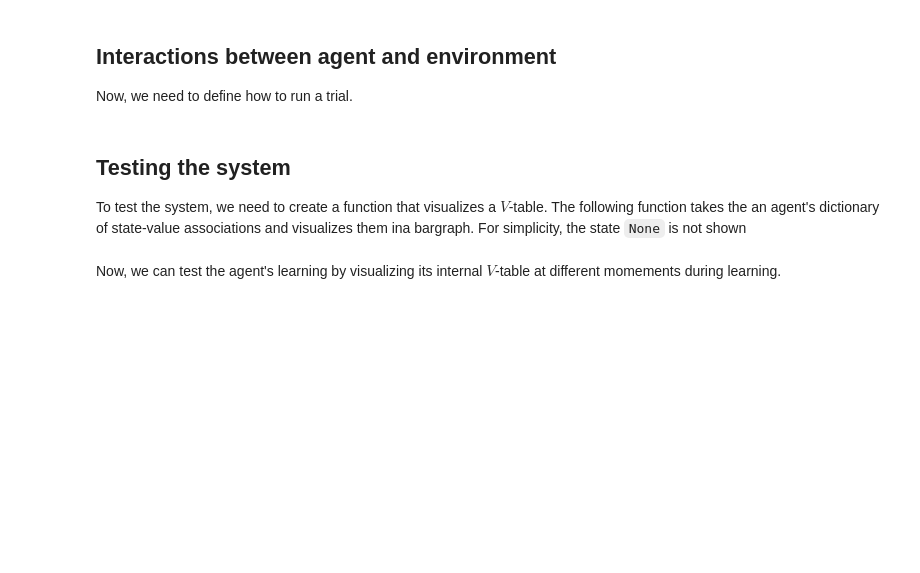
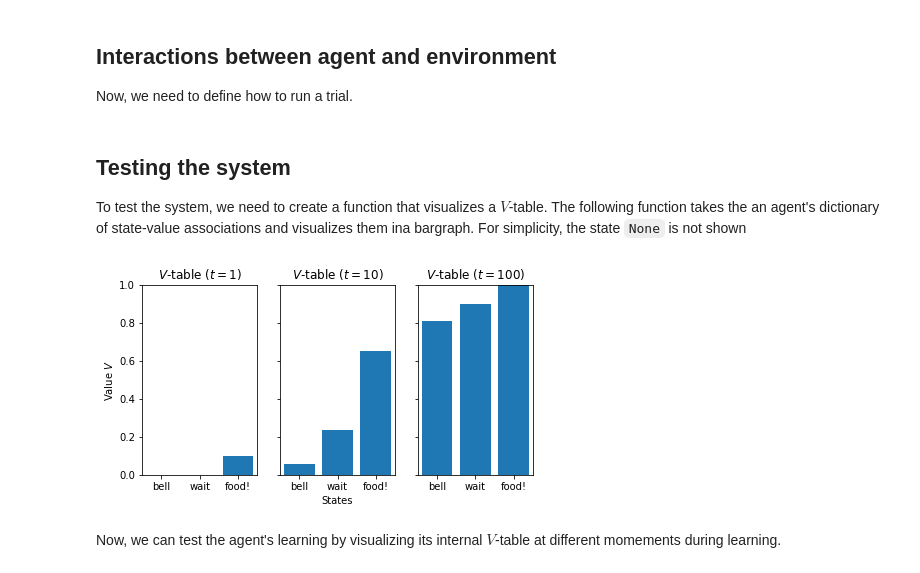
Before and after one commit to TheRealDrDre/CompCogNeuro, a Jupyter notebook: RL/RL1_agents.ipynb, the cells around one changed output. Cells and saved outputs as stored; diff of their text form; code cells hidden in the pictures; blank space fills up the shorter version.

```diff
--- a/RL/RL1_agents.ipynb
+++ b/RL/RL1_agents.ipynb
@@ -120,7 +134,10 @@ def rl_loop(environment, agent):
     "The interaction cycle between an agent and its environment"
     while environment.state is not None:
         state = environment.state
-        reward = environment.REWARD_TRANSITIONS[state]
+        if state.startswith("start"):
+            reward = 0
+        else:
+            reward = environment.REWARD_TRANSITIONS[state]
 
         # This is the moment in which we learn!
         transition = environment.transition()
@@ -134,7 +151,7 @@ def rl_loop(environment, agent):
 def run_trials(environment, agent, n):
     "Run multiple simulations within an environment"
     for j in range(n):
-        environment.state = "cue"
+        environment.state = "start%d" % (random.randint(0, 1000))
         rl_loop(environment, agent)
 # %% [markdown]
 ## Testing the system
@@ -149,9 +166,46 @@ def plot_v_table(Vtable, axes, title="V table"):
 
     axes.axis([-0.5, 2.5, 0, 1.0])
     axes.set_xticks([0, 1, 2])
-    axes.set_xticklabels(states)
+    axes.set_xticklabels(["bell", "wait", "food!"])
     axes.bar([0, 1, 2], values)
     axes.set_title(title)
+
+def plot_rpes(rpes, axes, title="V table"):
+    """Visualizes the V-table"""
+    states = ["cue", "wait", "juice"]
+    values = [rpes[x] for x in states]
+
+    axes.axis([-0.5, 2.5, 0, 1.0])
+    axes.set_xticks([0, 1, 2])
+    axes.set_xticklabels(["cue", "wait", "juice"])
+    axes.bar([0, 1, 2], values)
+    axes.set_title(title)
+# %%
+states = ["cue", "wait", "juice", None]
+
+a = TDAgent()
+e = Environment()
+
+fig, axs = plt.subplots(1,3, figsize=(7,3.5), sharey=True)
+
+for ax in axs.flat:
+    ax.label_outer()
+
+axs[0].set_ylabel(r"Value $V$")
+axs[1].set_xlabel("States")
+
+run_trials(e, a, 1)
+plot_v_table(a.V, axs[0], r"$V$-table ($t=1$)")
+
+run_trials(e, a, 9)
+plot_v_table(a.V, axs[1], r"$V$-table ($t=10$)")
+
+run_trials(e, a, 90)
+plot_v_table(a.V, axs[2], r"$V$-table ($t=100$)")
+
+plt.savefig("figures/vtable.png")
+# %% [output]
+[figure, added]
 # %% [markdown]
 Now, we can test the agent's learning by visualizing its internal $V$-table at different momements during learning.
 # %%
```
Also changed, not shown: parts of 5 cells of this notebook, 5 other files.
